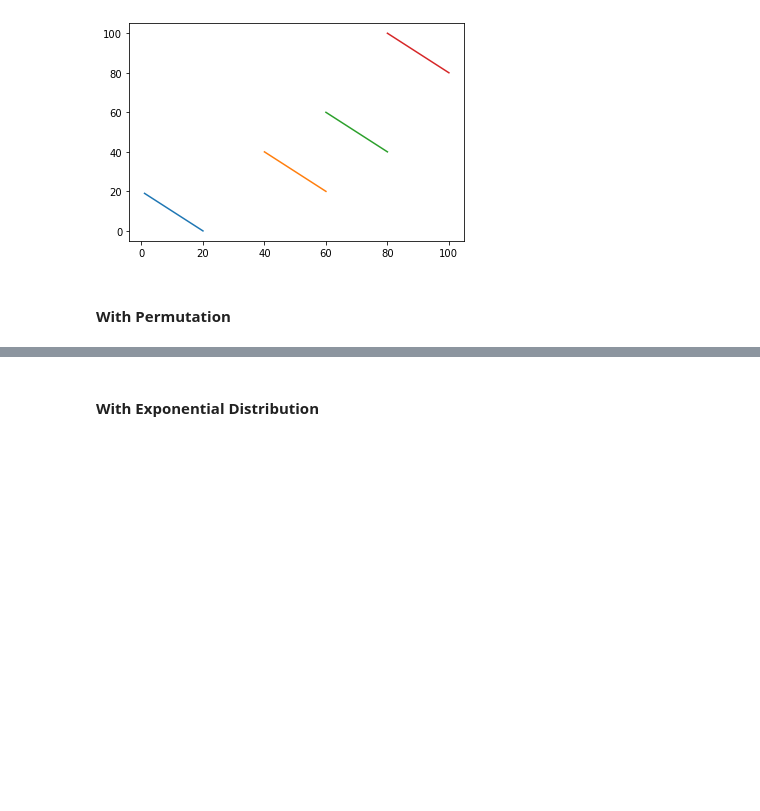
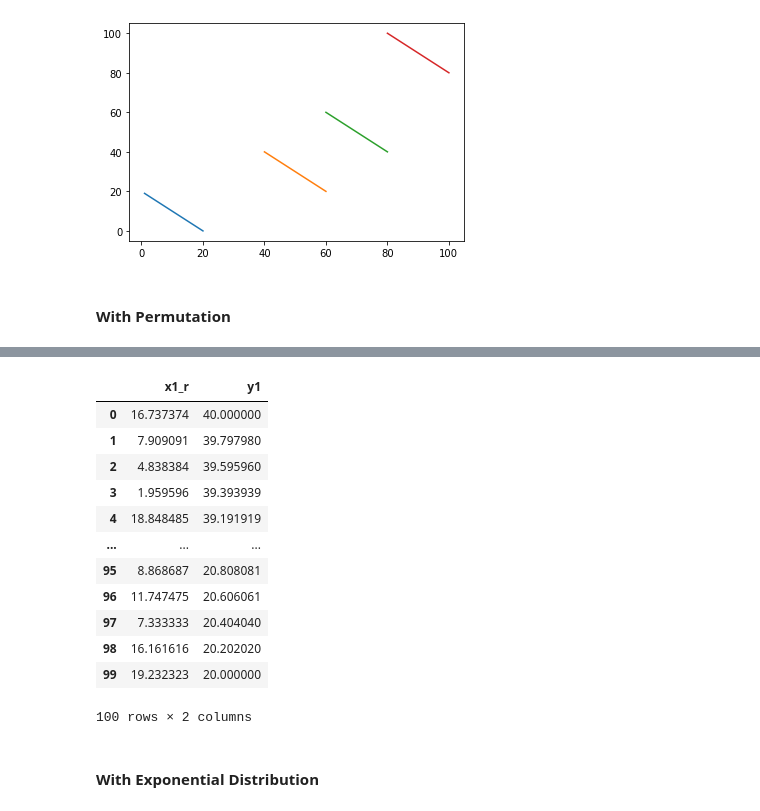
Before and after one commit to PJFinnerty/Tasks-2020---Fundamentals-of-DA, a Jupyter notebook: Task4.ipynb, the cells around one changed output, grey strips where cells are left out. Drawn from its saved outputs; the diff is of its cells as text; code cells hidden in the pictures; blank space fills up the shorter version.

```diff
--- a/Task4.ipynb
+++ b/Task4.ipynb
@@ -116,6 +122,22 @@ df1 = pd.DataFrame({'x1_r': x1_r.ravel(), 'y1': y1.ravel()})
 df2 = pd.DataFrame({'x2_r': x2_r.ravel(), 'y2': y2.ravel()})
 df3 = pd.DataFrame({'x3_r': x3_r.ravel(), 'y3': y3.ravel()})
 df4 = pd.DataFrame({'x4_r': x4_r.ravel(), 'y4': y4.ravel()})
+# %%
+df1
+# %% [output]
+|  | x1_r | y1 |
+| 0 | 16.737374 | 40.000000 |
+| 1 | 7.909091 | 39.797980 |
+| 2 | 4.838384 | 39.595960 |
+| 3 | 1.959596 | 39.393939 |
+| 4 | 18.848485 | 39.191919 |
+| ... | ... | ... |
+| 95 | 8.868687 | 20.808081 |
+| 96 | 11.747475 | 20.606061 |
+| 97 | 7.333333 | 20.404040 |
+| 98 | 16.161616 | 20.202020 |
+| 99 | 19.232323 | 20.000000 |
+100 rows × 2 columns
 # %% [markdown]
 #### With Exponential Distribution
 # %%
```
Also changed, not shown: parts of 12 cells of this notebook, 1 other file.
